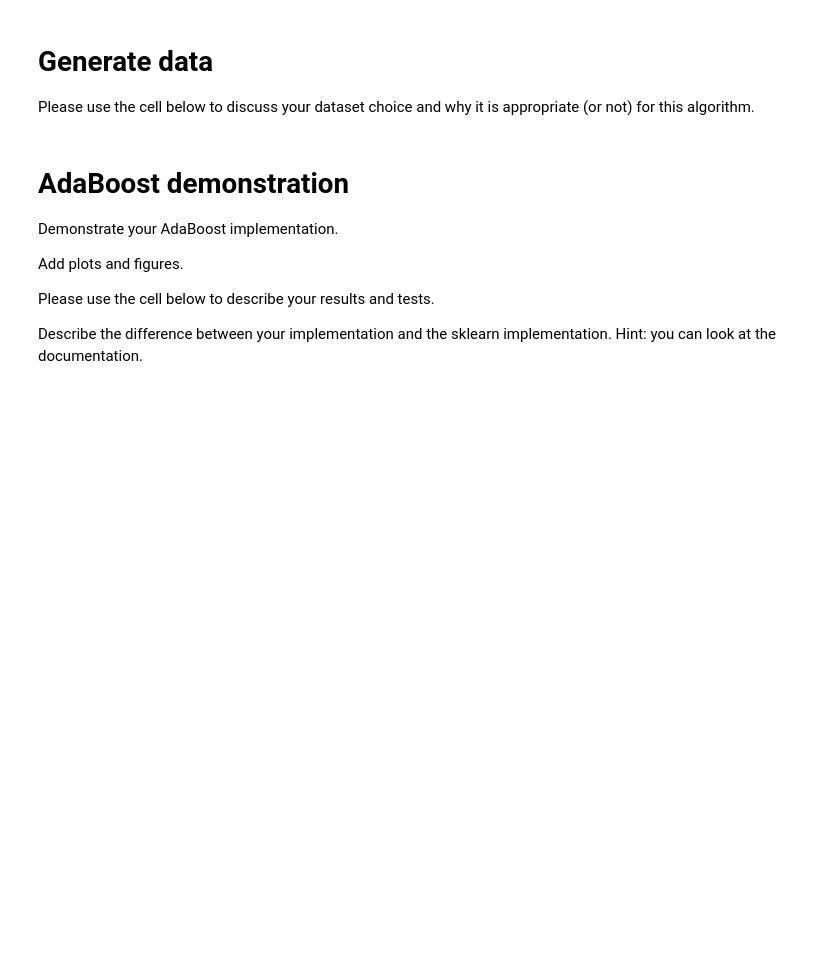
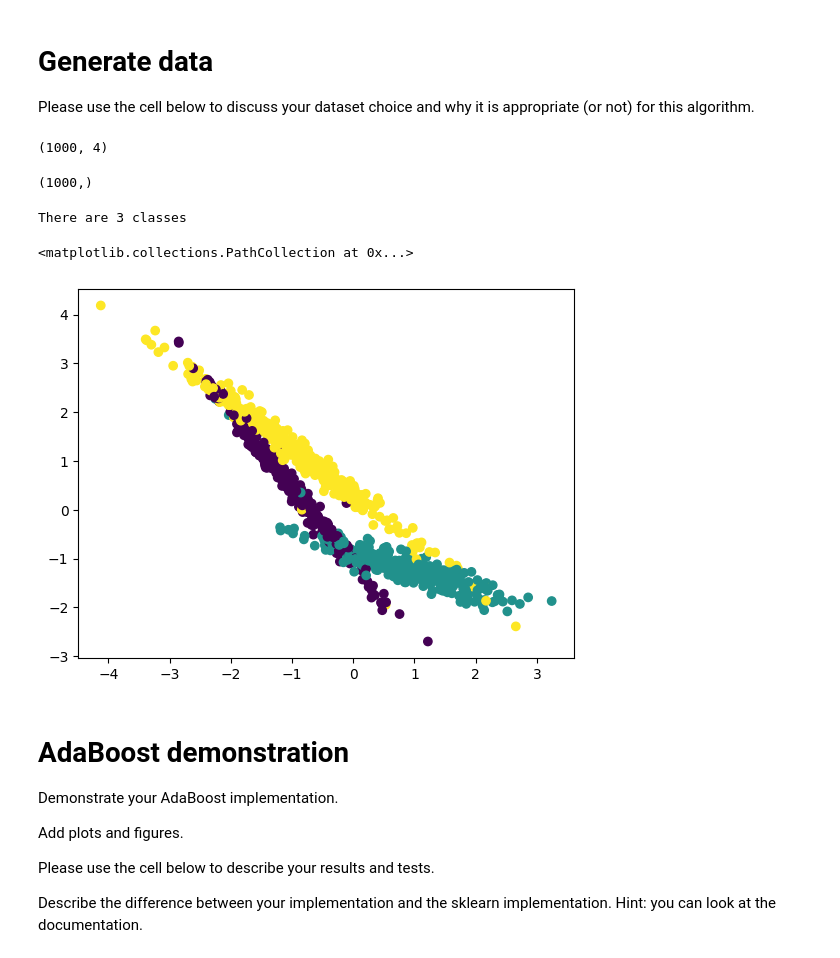
Before and after one commit to stavco9/advancedml-exc2, a Jupyter notebook: 3945_2025A_HW2_Boosting.ipynb, the cells around one changed output. Drawn from its saved outputs; the diff is of its cells as text; code cells hidden in the pictures; blank space fills up the shorter version.

Commit message:
Added plots and figures

```diff
--- a/3945_2025A_HW2_Boosting.ipynb
+++ b/3945_2025A_HW2_Boosting.ipynb
@@ -72,7 +79,28 @@ class AdaBoostCustom:
 # Generate data
 Please use the cell below to discuss your dataset choice and why it is appropriate (or not) for this algorithm.
 # %%
-# Your code here
+# Generate a dataset with the same parameters as IRIS dataset
+
+X, y = make_classification(n_samples = 1000, n_features=4, n_informative=2, n_classes=3, n_clusters_per_class=1, random_state=42)
+X_train, X_test, y_train, y_test = train_test_split(X, y, test_size=0.3) # 70% training and 30% test
+# %%
+X.shape
+# %% [output]
+(1000, 4)
+# %%
+y.shape
+# %% [output]
+(1000,)
+# %%
+total_classes = len(np.unique(y))
+print(f"There are {total_classes} classes")
+# %% [output]
+There are 3 classes
+# %%
+plt.scatter(X[:, 0], X[:, 1], c=y)
+# %% [output]
+<matplotlib.collections.PathCollection at 0x...>
+[figure, added]
 # %% [markdown]
 # AdaBoost demonstration
 Demonstrate your AdaBoost implementation.
```
Also changed, not shown: parts of 2 cells of this notebook.
